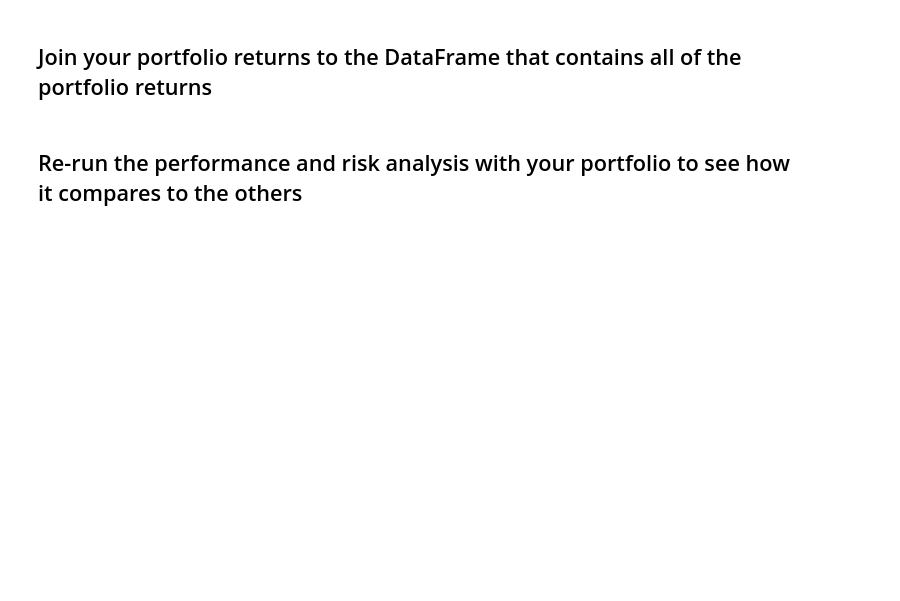
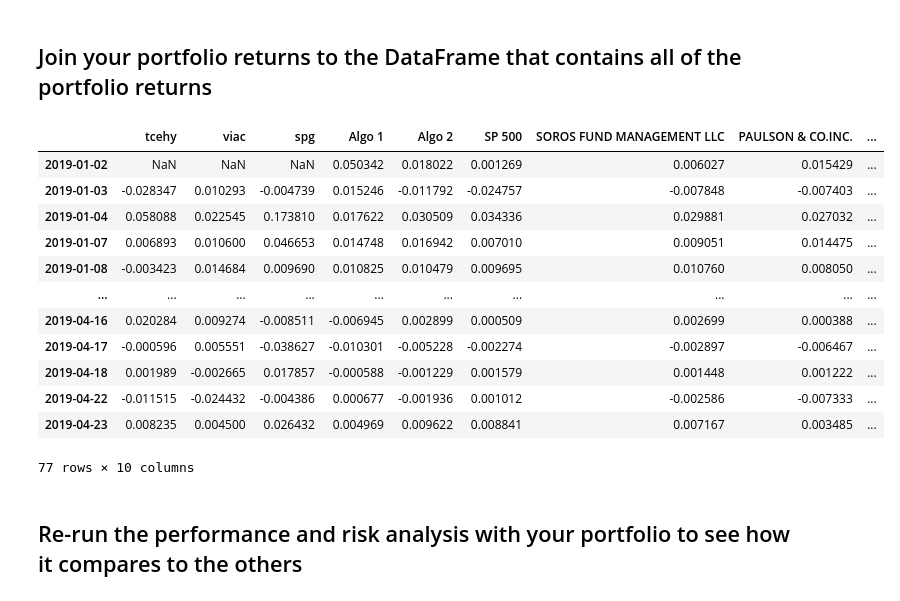
Before and after one commit to markmurdock11/pandas_hw, a Jupyter notebook: whale_analysis.ipynb, the cells around one changed output. Saved outputs shown, nothing was run; the diff lists cells and outputs as text; code cells hidden in the pictures; blank space fills up the shorter version.

```diff
--- a/whale_analysis.ipynb
+++ b/whale_analysis.ipynb
@@ -592,3 +579,27 @@ dtype: float64
+# %%
+# Add your "Custom" portfolio to the larger dataframe of fund returns
+# YOUR CODE HERE
+my_portfolio = pd.concat([tcehy_df, viac_df, spg_df], axis="columns",join="inner")
+megafolio = pd.concat([my_returns, big_portfolio], axis="columns", join="inner")
+megafolio.dropna()
+
+columns = ["tcehy", "viac", "spg","Algo 1", "Algo 2", "SP 500", "SOROS FUND MANAGEMENT LLC", "PAULSON & CO.INC.", "TIGER GLOBAL MANAGEMENT LLC", "BERKSHIRE HATHAWAY INC"]
+megafolio.columns = columns
+megafolio
+# %% [output]
+|  | tcehy | viac | spg | Algo 1 | Algo 2 | SP 500 | SOROS FUND MANAGEMENT LLC | PAULSON & CO.INC. | ... |
+| 2019-01-02 | NaN | NaN | NaN | 0.050342 | 0.018022 | 0.001269 | 0.006027 | 0.015429 | ... |
+| 2019-01-03 | -0.028347 | 0.010293 | -0.004739 | 0.015246 | -0.011792 | -0.024757 | -0.007848 | -0.007403 | ... |
+| 2019-01-04 | 0.058088 | 0.022545 | 0.173810 | 0.017622 | 0.030509 | 0.034336 | 0.029881 | 0.027032 | ... |
+| 2019-01-07 | 0.006893 | 0.010600 | 0.046653 | 0.014748 | 0.016942 | 0.007010 | 0.009051 | 0.014475 | ... |
+| 2019-01-08 | -0.003423 | 0.014684 | 0.009690 | 0.010825 | 0.010479 | 0.009695 | 0.010760 | 0.008050 | ... |
+| ... | ... | ... | ... | ... | ... | ... | ... | ... | ... |
+| 2019-04-16 | 0.020284 | 0.009274 | -0.008511 | -0.006945 | 0.002899 | 0.000509 | 0.002699 | 0.000388 | ... |
+| 2019-04-17 | -0.000596 | 0.005551 | -0.038627 | -0.010301 | -0.005228 | -0.002274 | -0.002897 | -0.006467 | ... |
+| 2019-04-18 | 0.001989 | -0.002665 | 0.017857 | -0.000588 | -0.001229 | 0.001579 | 0.001448 | 0.001222 | ... |
+| 2019-04-22 | -0.011515 | -0.024432 | -0.004386 | 0.000677 | -0.001936 | 0.001012 | -0.002586 | -0.007333 | ... |
+| 2019-04-23 | 0.008235 | 0.004500 | 0.026432 | 0.004969 | 0.009622 | 0.008841 | 0.007167 | 0.003485 | ... |
+77 rows × 10 columns
 # %% [markdown]
 ## Re-run the performance and risk analysis with your portfolio to see how it compares to the others
 # %%
```
Also changed, not shown: parts of 11 cells of this notebook.
